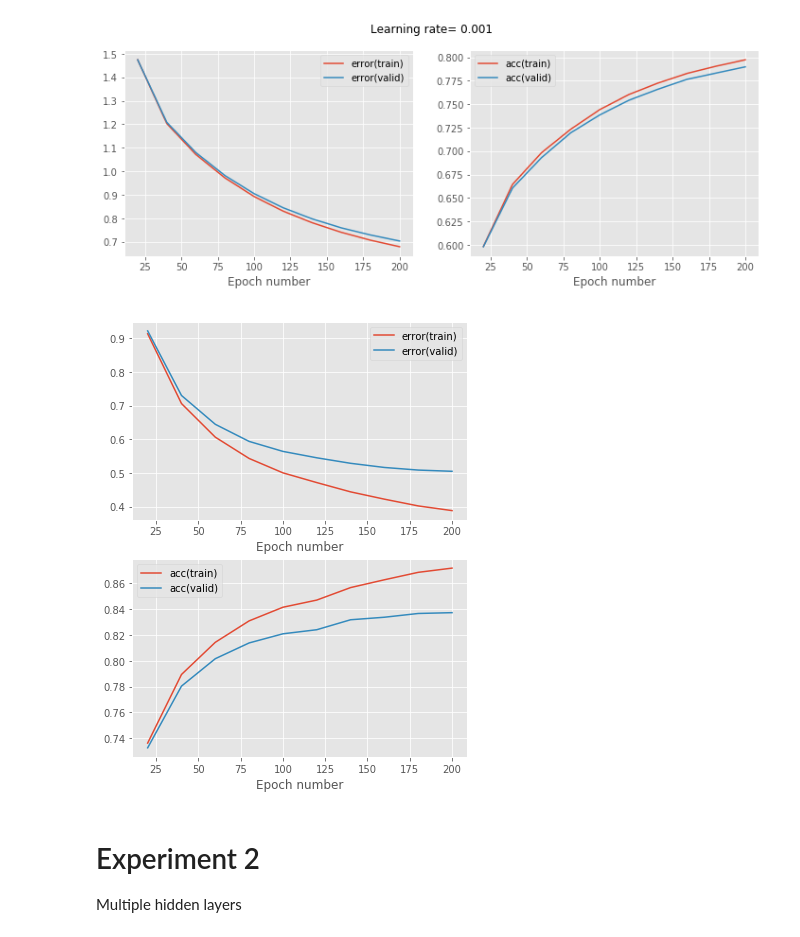
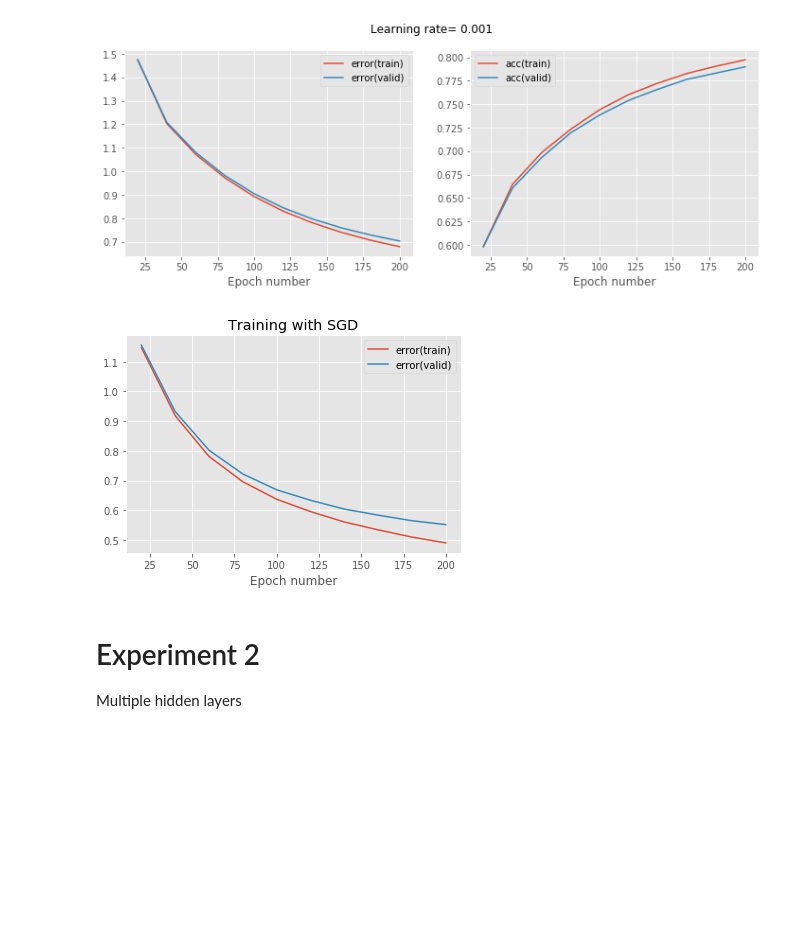
Before and after one commit to Ignat-Georgiev/mlpractical, a Jupyter notebook: notebooks/Ex1.ipynb, the cells around one changed output. Saved outputs shown, nothing was run; the diff lists cells and outputs as text; code cells hidden in the pictures; blank space fills up the shorter version.

```diff
--- a/notebooks/Ex1.ipynb
+++ b/notebooks/Ex1.ipynb
@@ -8,7 +8,7 @@ import matplotlib.pyplot as plt
 plt.style.use('ggplot')
 
 def train_model_and_plot_stats(
-        model, error, learning_rule, train_data, valid_data, num_epochs, stats_interval, notebook=True):
+        model, error, learning_rule, train_data, scheduler, valid_data, num_epochs, stats_interval, notebook=True):
 
     # As well as monitoring the error over training also monitor classification
     # accuracy i.e. proportion of most-probable predicted classes being equal to targets
@@ -16,7 +16,11 @@ def train_model_and_plot_stats(
 
     # Use the created objects to initialise a new Optimiser instance.
     optimiser = Optimiser(
-        model, error, learning_rule, train_data, valid_data, data_monitors, notebook=notebook)
+        model, error, learning_rule, train_data, scheduler, valid_data, data_monitors, notebook=notebook)
+
+    # Check if we don't have any residuals
+    stat = optimiser.eval_monitors(valid_data, "valid")
+    print("Starting accuracy is", stat)
 
     # Run the optimiser for 5 epochs (full passes through the training set)
     # printing statistics every epoch.
@@ -40,7 +44,7 @@ def train_model_and_plot_stats(
     ax_2.legend(loc=0)
     ax_2.set_xlabel('Epoch number')
 
-    return stats, keys, run_time, fig_1, ax_1, fig_2, ax_2
+    return stats, keys, run_time, fig_1, ax_1, fig_2, ax_2, learning_rule.learning_rate
 # %%
 def plot_stats(stat, title=None, save=False, filename=None):
     stats, keys, run_time, _, _, _, _ = stat
@@ -197,12 +198,21 @@ Error in valid 0.7037195529025555
 [figure]
 [figure]
 [figure]
-# %%
-# save the best one
-res = results[-2]
-plot_stats(res, None, True, "ex1_learn_rate")
-# %% [output]
-[figure, removed]
+# %%
+stats, keys, run_time, _, _, _, _, _ = res
+fig, axs = plt.subplots(1,1, figsize=(6,4))
+
+
+for k in ['error(train)', 'error(valid)']:
+    axs.plot(np.arange(1, stats.shape[0]) * stats_interval,
+              stats[1:, keys[k]], label=k)
+axs.legend(loc=0)
+axs.set_xlabel('Epoch number')
+axs.set_title("Training with SGD")
+
+plt.savefig("ex1_best_alpha.pdf")
+# %% [output]
+[figure, added]
 # %% [markdown]
 # Experiment 2
 Multiple hidden layers
```
Also changed, not shown: parts of 1 cell of this notebook, 19 other files.
